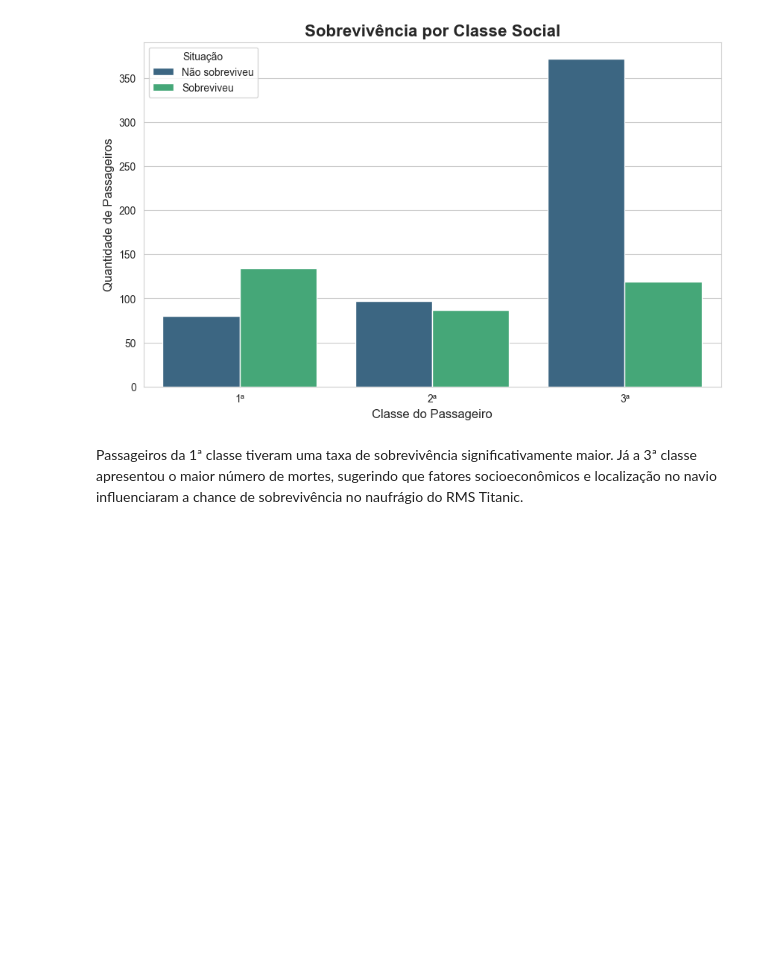
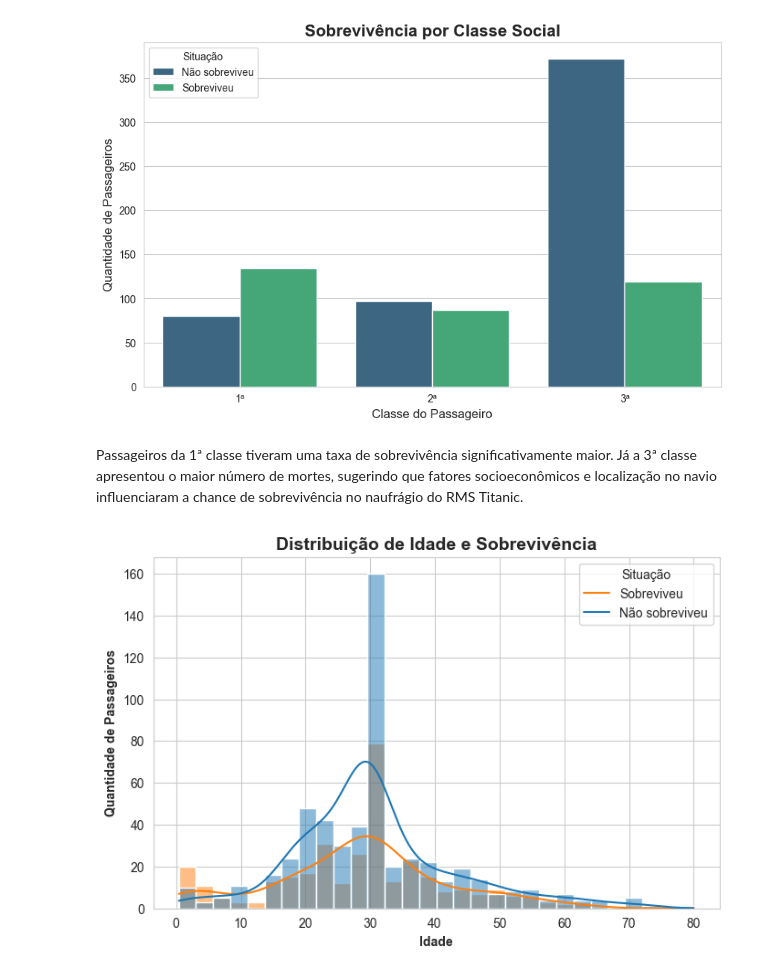
Before and after one commit to gabrielgodoiii/titanic-ml, a Jupyter notebook: titanic_analysis.ipynb, the cells around one changed output. Saved outputs shown, nothing was run; the diff lists cells and outputs as text; code cells hidden in the pictures; blank space fills up the shorter version.

```diff
--- a/titanic_analysis.ipynb
+++ b/titanic_analysis.ipynb
@@ -154,3 +173,33 @@ plt.show()
 [figure]
 # %% [markdown]
 Passageiros da 1ª classe tiveram uma taxa de sobrevivência significativamente maior. Já a 3ª classe apresentou o maior número de mortes, sugerindo que fatores socioeconômicos e localização no navio influenciaram a chance de sobrevivência no naufrágio do RMS Titanic.
+# %%
+#Pessoas mais jovens tiveram mais chance de sobreviver?
+plt.figure(figsize=(8,5))
+sns.histplot(
+    x= 'Age',
+    hue= 'Survived',
+    data= df,
+    bins= 30,
+    kde= True
+)
+plt.title(
+    'Distribuição de Idade e Sobrevivência',
+    fontsize=14,
+    fontweight='bold'
+)
+plt.legend(
+    title='Situação',
+    labels=['Sobreviveu', 'Não sobreviveu']
+)
+plt.xlabel(
+    'Idade',
+    fontweight='bold'
+)
+plt.ylabel(
+    'Quantidade de Passageiros',
+    fontweight='bold'
+)
+plt.show()
+# %% [output]
+[figure, added]
```
Also changed, not shown: parts of 10 cells of this notebook.
